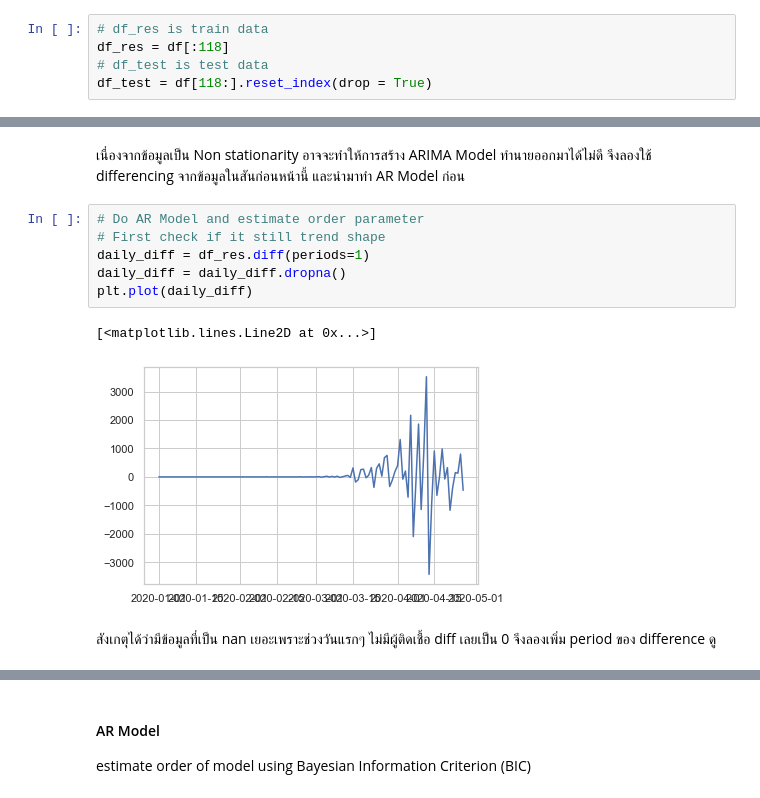
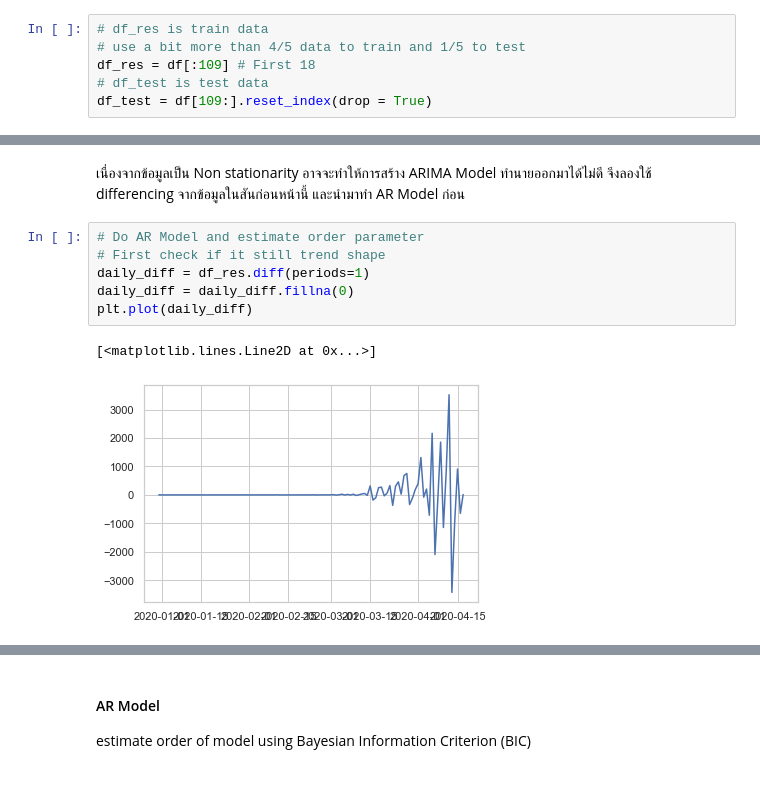
Before and after one commit to kate006naja/MachineLearningClassCode, a Jupyter notebook: project/Task2.ipynb, the cells around one changed output, grey strips where cells are left out. Drawn from its saved outputs; the diff is of its cells as text.

```diff
--- a/project/Task2.ipynb
+++ b/project/Task2.ipynb
@@ -36,7 +40,8 @@ df = pd.read_csv('UK_results-20200503-150942.csv') # from bigquery-public-data.c
 #### Split data into train and test
 # %%
 # df_res is train data
-df_res = df[:118]
+# use a bit more than 4/5 data to train and 1/5 to test
+df_res = df[:109] # First 18
 # df_test is test data
-df_test = df[118:].reset_index(drop = True)
+df_test = df[109:].reset_index(drop = True)
 # %%
@@ -151,11 +147,9 @@ Critical Values:
 # %%
 # Do AR Model and estimate order parameter
 # First check if it still trend shape
 daily_diff = df_res.diff(periods=1)
-daily_diff = daily_diff.dropna()
+daily_diff = daily_diff.fillna(0)
 plt.plot(daily_diff)
 # %% [output]
 [<matplotlib.lines.Line2D at 0x...>]
-[figure, old version]
+[figure, new version]
-# %% [markdown]
-สังเกตุได้ว่ามีข้อมูลที่เป็น nan เยอะเพราะช่วงวันแรกๆ ไม่มีผู้ติดเชื้อ diff เลยเป็น 0 จึงลองเพิ่ม period ของ difference ดู
```
Also changed, not shown: parts of 109 cells of this notebook.
